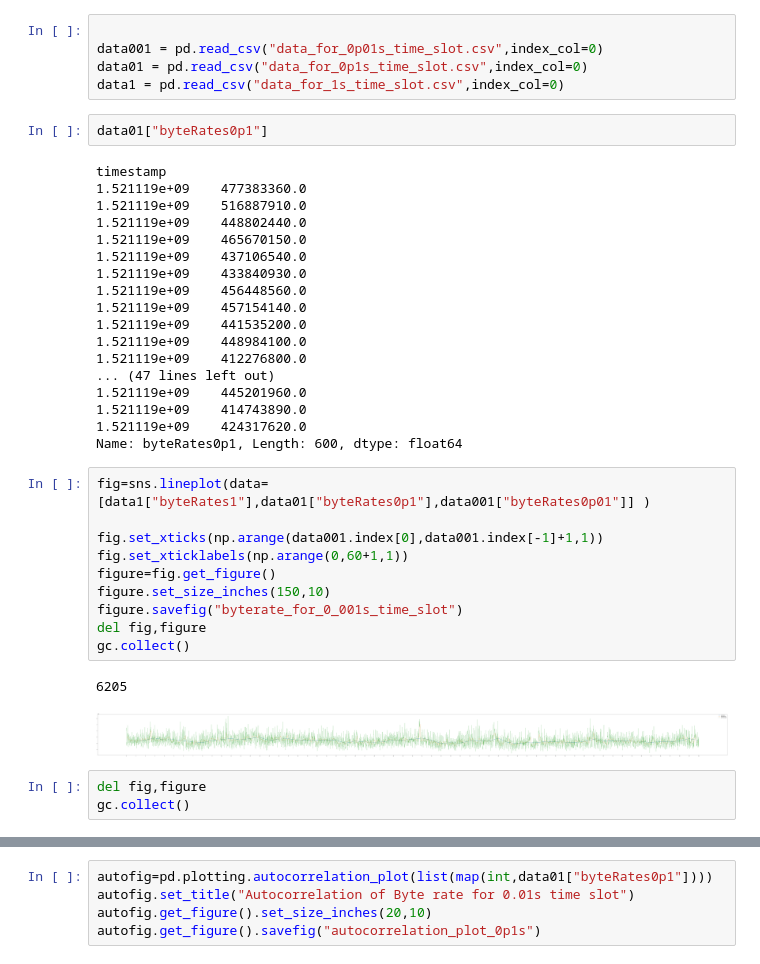
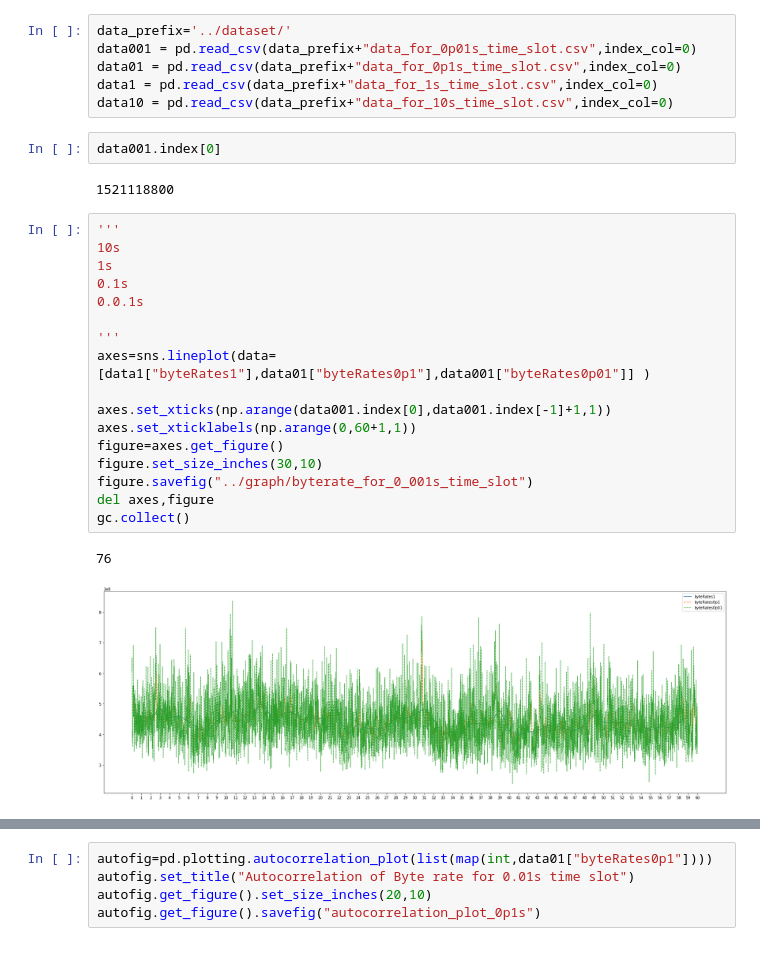
Before and after one commit to zijun726911/Traffic-Simulation, a Jupyter notebook: script/main.ipynb, the cells around one changed output, grey strips where cells are left out. Drawn from its saved outputs; the diff is of its cells as text.

Commit message:
adjust figure

```diff
--- a/script/main.ipynb
+++ b/script/main.ipynb
@@ -70,41 +62,30 @@ data1.to_csv("data_for_1s_time_slot.csv",index=False)
 # %%
-
-data001 = pd.read_csv("data_for_0p01s_time_slot.csv",index_col=0)
-data01 = pd.read_csv("data_for_0p1s_time_slot.csv",index_col=0)
-data1 = pd.read_csv("data_for_1s_time_slot.csv",index_col=0)
+data_prefix='../dataset/'
+data001 = pd.read_csv(data_prefix+"data_for_0p01s_time_slot.csv",index_col=0)
+data01 = pd.read_csv(data_prefix+"data_for_0p1s_time_slot.csv",index_col=0)
+data1 = pd.read_csv(data_prefix+"data_for_1s_time_slot.csv",index_col=0)
+data10 = pd.read_csv(data_prefix+"data_for_10s_time_slot.csv",index_col=0)
-# %%
-data01["byteRates0p1"]
-# %% [output]
-timestamp
-1.521119e+09    477383360.0
-1.521119e+09    516887910.0
-1.521119e+09    448802440.0
-1.521119e+09    465670150.0
-1.521119e+09    437106540.0
-1.521119e+09    433840930.0
-1.521119e+09    456448560.0
-1.521119e+09    457154140.0
-1.521119e+09    441535200.0
-1.521119e+09    448984100.0
-1.521119e+09    412276800.0
-... (47 lines left out)
-1.521119e+09    445201960.0
-1.521119e+09    414743890.0
-1.521119e+09    424317620.0
-Name: byteRates0p1, Length: 600, dtype: float64
+# %%
+data001.index[0]
+# %% [output]
+1521118800
 # %%
-fig=sns.lineplot(data=[data1["byteRates1"],data01["byteRates0p1"],data001["byteRates0p01"]] )
+'''
+10s
+1s
+0.1s
+0.0.1s
 
-fig.set_xticks(np.arange(data001.index[0],data001.index[-1]+1,1))
-fig.set_xticklabels(np.arange(0,60+1,1))
-figure=fig.get_figure()
-figure.set_size_inches(150,10)
-figure.savefig("byterate_for_0_001s_time_slot")
-del fig,figure
+'''
+axes=sns.lineplot(data=[data1["byteRates1"],data01["byteRates0p1"],data001["byteRates0p01"]] )
+
+axes.set_xticks(np.arange(data001.index[0],data001.index[-1]+1,1))
+axes.set_xticklabels(np.arange(0,60+1,1))
+figure=axes.get_figure()
+figure.set_size_inches(30,10)
+figure.savefig("../graph/byterate_for_0_001s_time_slot")
+del axes,figure
 gc.collect()
 # %% [output]
-6205
+76
-[figure, old version]
+[figure, new version]
-# %%
-del fig,figure
-gc.collect()
```
Also changed, not shown: parts of 7 cells of this notebook, 1 other file.
